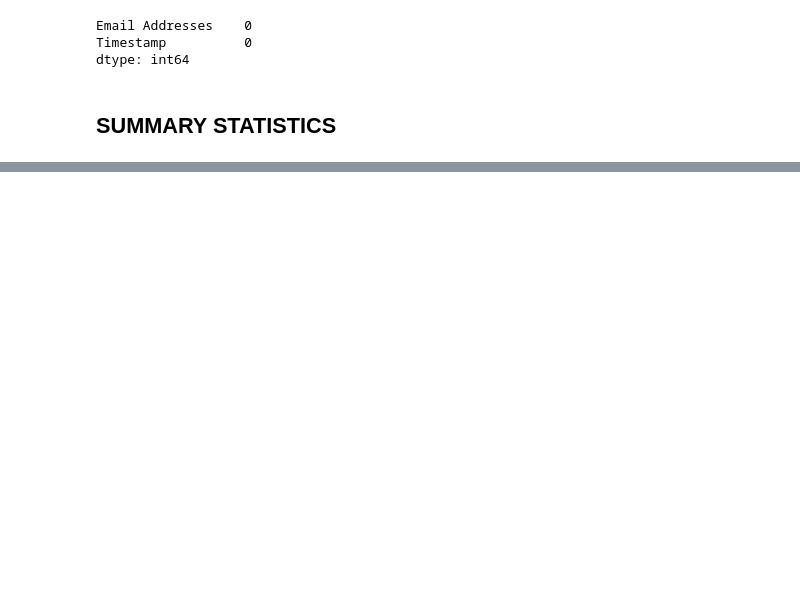
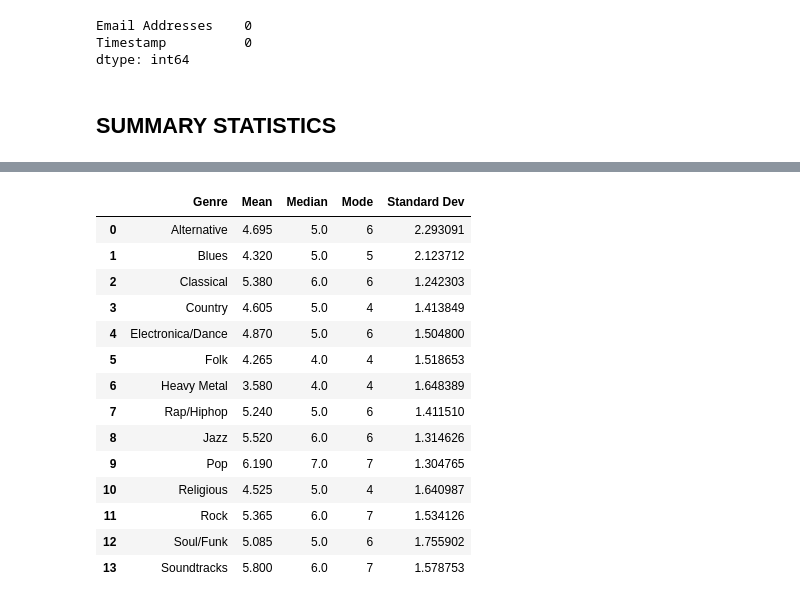
Before and after one commit to dlsucomet/aWit-trial, a Jupyter notebook: legit/CROWDSOURCE/crowdsource_EDA.ipynb, the cells around one changed output, grey strips where cells are left out. Drawn from its saved outputs; the diff is of its cells as text; code cells hidden in the pictures; blank space fills up the shorter version.

```diff
--- a/legit/CROWDSOURCE/crowdsource_EDA.ipynb
+++ b/legit/CROWDSOURCE/crowdsource_EDA.ipynb
@@ -931,12 +931,12 @@ type(musicBg["Digital Consumption Platforms"][135])
 # %% [output]
 str
 # %%
-pattern = r'(not yt music)|(Spotify|spotify)|(Youtube Music|Youtube music|YouTube Music|YT music|yt music)|(Youtube Playlists)|(Youtube|youtube|YouTube|yt|YT)|(SoundCloud|soundcloud|Soundcloud)|(Apple Music)|(iTunes|Itunes)|(Deezer)|(Local storage)|(discord bots)|(Nico Nico)|(download music)|(Shazam)'
-for ctr in range(200):
-    if not pd.isna(musicBg["Digital Consumption Platforms"][ctr]):
-        tempArr = [match.group() for match in re.finditer(pattern, musicBg["Digital Consumption Platforms"][ctr])]
-        musicBg["Digital Consumption Platforms"][ctr] = tempArr
-    else:
-        musicBg["Digital Consumption Platforms"][ctr] = []
+# pattern = r'(not yt music)|(Spotify|spotify)|(Youtube Music|Youtube music|YouTube Music|YT music|yt music)|(Youtube Playlists)|(Youtube|youtube|YouTube|yt|YT)|(SoundCloud|soundcloud|Soundcloud)|(Apple Music)|(iTunes|Itunes)|(Deezer)|(Local storage)|(discord bots)|(Nico Nico)|(download music)|(Shazam)'
+# for ctr in range(200):
+#     if not pd.isna(musicBg["Digital Consumption Platforms"][ctr]):
+#         tempArr = [match.group() for match in re.finditer(pattern, musicBg["Digital Consumption Platforms"][ctr])]
+#         musicBg["Digital Consumption Platforms"][ctr] = tempArr
+#     else:
+#         musicBg["Digital Consumption Platforms"][ctr] = []
 
-musicBg
+# musicBg
@@ -1083,0 +1059,4 @@ crowdsource_pd_final
+# %%
+# drop Timestamp column
+
+musicBg = musicBg.drop(['Timestamp'], axis=1)
@@ -1083,0 +1154,78 @@ crowdsource_pd_final
+# %%
+genre_names = ["Alternative", "Blues", "Classical", "Country", "Electronica/Dance","Folk","Heavy Metal","Rap/Hiphop","Jazz","Pop","Religious","Rock","Soul/Funk","Soundtracks"]
+genre_mean = [musicBg["Genre[Alternative]"].mean(),
+            musicBg["Genre[Blues]"].mean(),
+            musicBg["Genre[Classical]"].mean(),
+            musicBg["Genre[Country]"].mean(),
+            musicBg["Genre[Electronica/Dance]"].mean(),
+            musicBg["Genre[Folk]"].mean(),
+            musicBg["Genre[Heavy Metal]"].mean(),
+            musicBg["Genre[Rap/Hiphop]"].mean(),
+            musicBg["Genre[Jazz]"].mean(),
+            musicBg["Genre[Pop]"].mean(),
+            musicBg["Genre[Religious]"].mean(),
+            musicBg["Genre[Rock]"].mean(),
+            musicBg["Genre[Soul/Funk]"].mean(),
+            musicBg["Genre[Soundtracks]"].mean()]
+genre_median = [musicBg["Genre[Alternative]"].median(),
+                musicBg["Genre[Blues]"].median(),
+                musicBg["Genre[Classical]"].median(),
+                musicBg["Genre[Country]"].median(),
+                musicBg["Genre[Electronica/Dance]"].median(),
+                musicBg["Genre[Folk]"].median(),
+                musicBg["Genre[Heavy Metal]"].median(),
+                musicBg["Genre[Rap/Hiphop]"].median(),
+                musicBg["Genre[Jazz]"].median(),
+                musicBg["Genre[Pop]"].median(),
+                musicBg["Genre[Religious]"].median(),
+                musicBg["Genre[Rock]"].median(),
+                musicBg["Genre[Soul/Funk]"].median(),
+                musicBg["Genre[Soundtracks]"].median()]
+genre_mode = [musicBg["Genre[Alternative]"].mode()[0],
+            musicBg["Genre[Blues]"].mode()[0],
+            musicBg["Genre[Classical]"].mode()[0],
+            musicBg["Genre[Country]"].mode()[0],
+            musicBg["Genre[Electronica/Dance]"].mode()[0],
+            musicBg["Genre[Folk]"].mode()[0],
+            musicBg["Genre[Heavy Metal]"].mode()[0],
+            musicBg["Genre[Rap/Hiphop]"].mode()[0],
+            musicBg["Genre[Jazz]"].mode()[0],
+            musicBg["Genre[Pop]"].mode()[0],
+            musicBg["Genre[Religious]"].mode()[0],
+            musicBg["Genre[Rock]"].mode()[0],
+            musicBg["Genre[Soul/Funk]"].mode()[0],
+            musicBg["Genre[Soundtracks]"].mode()[0]]
+genre_std = [musicBg["Genre[Alternative]"].std(),
+            musicBg["Genre[Blues]"].std(),
+            musicBg["Genre[Classical]"].std(),
+            musicBg["Genre[Country]"].std(),
+            musicBg["Genre[Electronica/Dance]"].std(),
+            musicBg["Genre[Folk]"].std(),
+            musicBg["Genre[Heavy Metal]"].std(),
+            musicBg["Genre[Rap/Hiphop]"].std(),
+            musicBg["Genre[Jazz]"].std(),
+            musicBg["Genre[Pop]"].std(),
+            musicBg["Genre[Religious]"].std(),
+            musicBg["Genre[Rock]"].std(),
+            musicBg["Genre[Soul/Funk]"].std(),
+            musicBg["Genre[Soundtracks]"].std()]
+
+genre_stats = {'Genre':genre_names, 'Mean':genre_mean, 'Median':genre_median, 'Mode':genre_mode, 'Standard Dev':genre_std}
+genre_pd = pd.DataFrame(genre_stats)
+genre_pd
+# %% [output]
+|  | Genre | Mean | Median | Mode | Standard Dev |
+| 0 | Alternative | 4.695 | 5.0 | 6 | 2.293091 |
+| 1 | Blues | 4.320 | 5.0 | 5 | 2.123712 |
+| 2 | Classical | 5.380 | 6.0 | 6 | 1.242303 |
+| 3 | Country | 4.605 | 5.0 | 4 | 1.413849 |
+| 4 | Electronica/Dance | 4.870 | 5.0 | 6 | 1.504800 |
+| 5 | Folk | 4.265 | 4.0 | 4 | 1.518653 |
+| 6 | Heavy Metal | 3.580 | 4.0 | 4 | 1.648389 |
+| 7 | Rap/Hiphop | 5.240 | 5.0 | 6 | 1.411510 |
+| 8 | Jazz | 5.520 | 6.0 | 6 | 1.314626 |
+| 9 | Pop | 6.190 | 7.0 | 7 | 1.304765 |
+| 10 | Religious | 4.525 | 5.0 | 4 | 1.640987 |
+| 11 | Rock | 5.365 | 6.0 | 7 | 1.534126 |
+| 12 | Soul/Funk | 5.085 | 5.0 | 6 | 1.755902 |
+| 13 | Soundtracks | 5.800 | 6.0 | 7 | 1.578753 |
```
Also changed, not shown: parts of 15 cells of this notebook, 1 other file.
